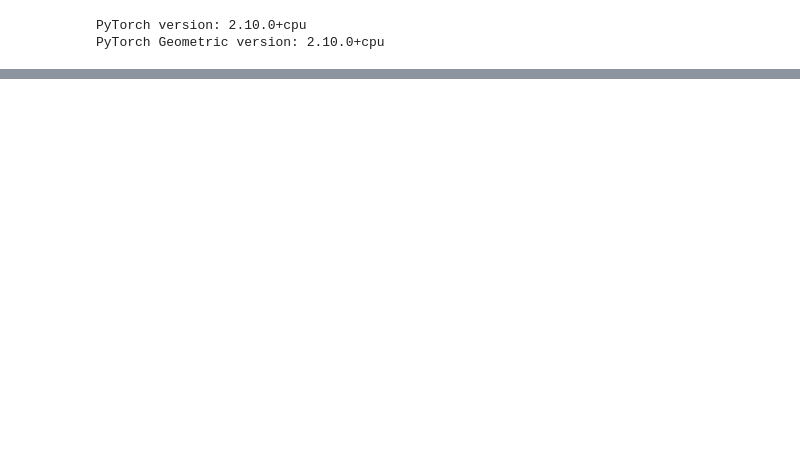
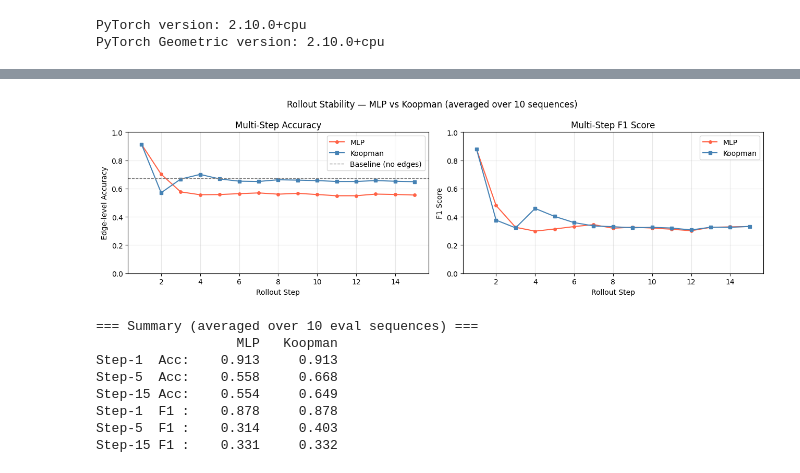
Before and after one commit to Abhilash437/Koopman-Graph-Evolver, a Jupyter notebook: graph-evolution-1.ipynb, the cells around one changed output, grey strips where cells are left out. Drawn from its saved outputs; the diff is of its cells as text; code cells hidden in the pictures; blank space fills up the shorter version.

```diff
--- a/graph-evolution-1.ipynb
+++ b/graph-evolution-1.ipynb
@@ -218,0 +751,54 @@ Example — pair at t=0:
+# %%
+# ============================================================
+fig, axes = plt.subplots(1, 2, figsize=(13, 4))
+
+# Plot 1: Edge-level accuracy over steps
+axes[0].plot(steps, mlp_accs_mean,
+             label='MLP',     color='tomato',    marker='o', markersize=4)
+axes[0].plot(steps, koop_accs_mean,
+             label='Koopman', color='steelblue', marker='s', markersize=4)
+axes[0].axhline(y=0.674, color='gray', linestyle='--',
+                linewidth=1, label='Baseline (no edges)')
+axes[0].set_xlabel("Rollout Step")
+axes[0].set_ylabel("Edge-level Accuracy")
+axes[0].set_title("Multi-Step Accuracy")
+axes[0].legend()
+axes[0].grid(alpha=0.3)
+axes[0].set_ylim(0, 1)
+
+# Plot 2: F1 score over steps
+axes[1].plot(steps, mlp_f1s_mean,
+             label='MLP',     color='tomato',    marker='o', markersize=4)
+axes[1].plot(steps, koop_f1s_mean,
+             label='Koopman', color='steelblue', marker='s', markersize=4)
+axes[1].set_xlabel("Rollout Step")
+axes[1].set_ylabel("F1 Score")
+axes[1].set_title("Multi-Step F1 Score")
+axes[1].legend()
+axes[1].grid(alpha=0.3)
+axes[1].set_ylim(0, 1)
+
+plt.suptitle("Rollout Stability — MLP vs Koopman (averaged over 10 sequences)",
+             fontsize=12)
+plt.tight_layout()
+plt.show()
+
+# Summary statistics
+print("\n=== Summary (averaged over 10 eval sequences) ===")
+print(f"             {'MLP':>8}  {'Koopman':>8}")
+print(f"Step-1  Acc: {mlp_accs_mean[0]:>8.3f}  {koop_accs_mean[0]:>8.3f}")
+print(f"Step-5  Acc: {mlp_accs_mean[4]:>8.3f}  {koop_accs_mean[4]:>8.3f}")
+print(f"Step-15 Acc: {mlp_accs_mean[14]:>8.3f}  {koop_accs_mean[14]:>8.3f}")
+print(f"Step-1  F1 : {mlp_f1s_mean[0]:>8.3f}  {koop_f1s_mean[0]:>8.3f}")
+print(f"Step-5  F1 : {mlp_f1s_mean[4]:>8.3f}  {koop_f1s_mean[4]:>8.3f}")
+print(f"Step-15 F1 : {mlp_f1s_mean[14]:>8.3f}  {koop_f1s_mean[14]:>8.3f}")
+# %% [output]
+[figure, added]
+=== Summary (averaged over 10 eval sequences) ===
+                  MLP   Koopman
+Step-1  Acc:    0.913     0.913
+Step-5  Acc:    0.558     0.668
+Step-15 Acc:    0.554     0.649
+Step-1  F1 :    0.878     0.878
+Step-5  F1 :    0.314     0.403
+Step-15 F1 :    0.331     0.332
```
Also changed, not shown: parts of 23 cells of this notebook.
